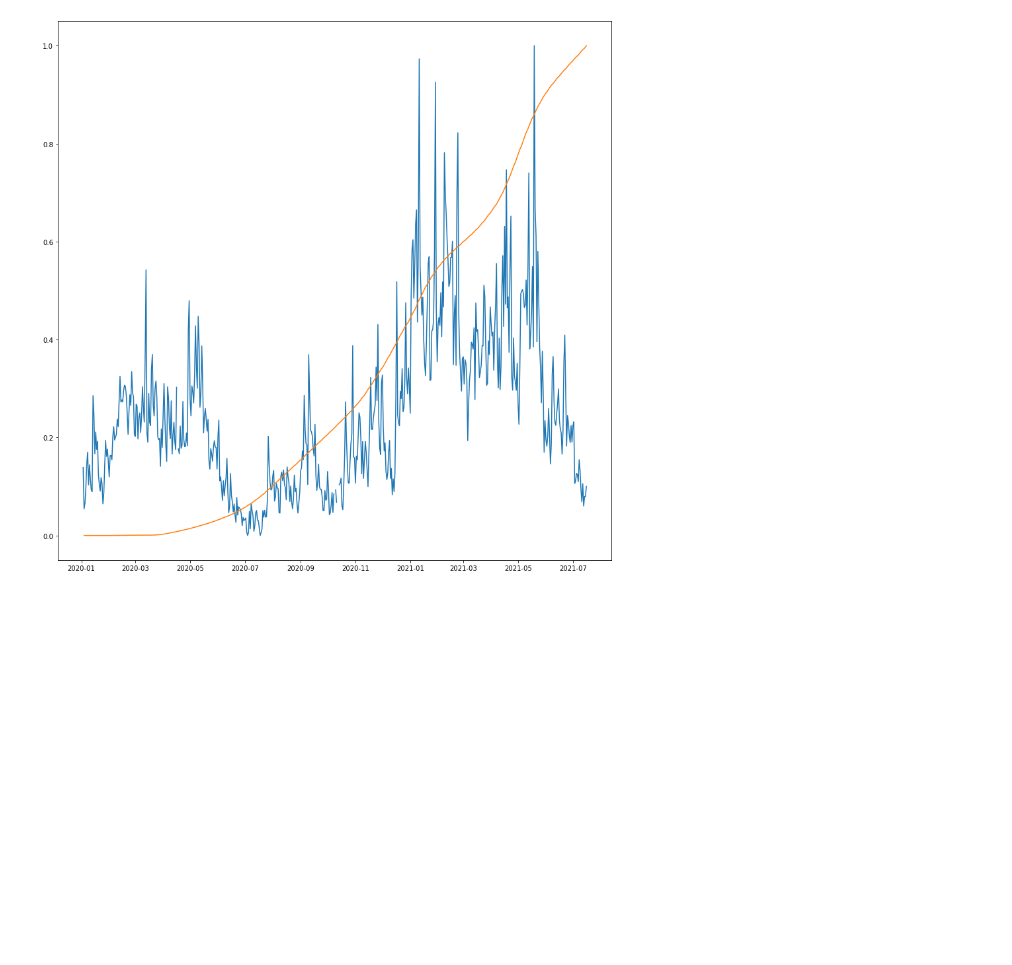
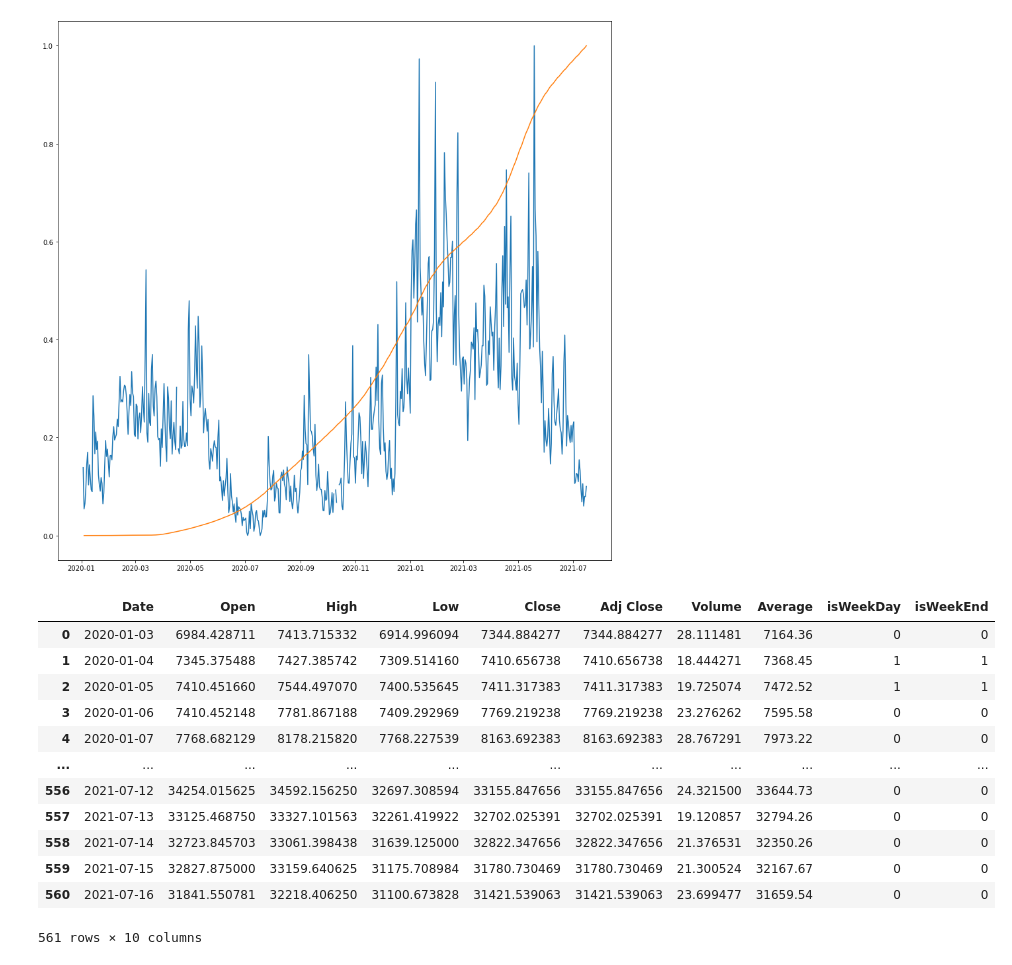
Before and after one commit to DavidLeonChang/CovidScience, a Jupyter notebook: proyecto-covid.ipynb, the cells around one changed output. Cells and saved outputs as stored; diff of their text form; code cells hidden in the pictures; blank space fills up the shorter version.

```diff
--- a/proyecto-covid.ipynb
+++ b/proyecto-covid.ipynb
@@ -338,3 +351,25 @@ plt.plot(x, y)
 # %% [output]
 [<matplotlib.lines.Line2D at 0x...>]
 [figure]
+# %%
+def add_weekday(row):
+    if(row["Date"].dayofweek<5):
+        return 0
+    else:
+        return 1
+Bitcoin["isWeekEnd"] = Bitcoin.apply(add_weekday,axis=1)
+Bitcoin
+# %% [output]
+|  | Date | Open | High | Low | Close | Adj Close | Volume | Average | isWeekDay | isWeekEnd |
+| 0 | 2020-01-03 | 6984.428711 | 7413.715332 | 6914.996094 | 7344.884277 | 7344.884277 | 28.111481 | 7164.36 | 0 | 0 |
+| 1 | 2020-01-04 | 7345.375488 | 7427.385742 | 7309.514160 | 7410.656738 | 7410.656738 | 18.444271 | 7368.45 | 1 | 1 |
+| 2 | 2020-01-05 | 7410.451660 | 7544.497070 | 7400.535645 | 7411.317383 | 7411.317383 | 19.725074 | 7472.52 | 1 | 1 |
+| 3 | 2020-01-06 | 7410.452148 | 7781.867188 | 7409.292969 | 7769.219238 | 7769.219238 | 23.276262 | 7595.58 | 0 | 0 |
+| 4 | 2020-01-07 | 7768.682129 | 8178.215820 | 7768.227539 | 8163.692383 | 8163.692383 | 28.767291 | 7973.22 | 0 | 0 |
+| ... | ... | ... | ... | ... | ... | ... | ... | ... | ... | ... |
+| 556 | 2021-07-12 | 34254.015625 | 34592.156250 | 32697.308594 | 33155.847656 | 33155.847656 | 24.321500 | 33644.73 | 0 | 0 |
+| 557 | 2021-07-13 | 33125.468750 | 33327.101563 | 32261.419922 | 32702.025391 | 32702.025391 | 19.120857 | 32794.26 | 0 | 0 |
+| 558 | 2021-07-14 | 32723.845703 | 33061.398438 | 31639.125000 | 32822.347656 | 32822.347656 | 21.376531 | 32350.26 | 0 | 0 |
+| 559 | 2021-07-15 | 32827.875000 | 33159.640625 | 31175.708984 | 31780.730469 | 31780.730469 | 21.300524 | 32167.67 | 0 | 0 |
+| 560 | 2021-07-16 | 31841.550781 | 32218.406250 | 31100.673828 | 31421.539063 | 31421.539063 | 23.699477 | 31659.54 | 0 | 0 |
+561 rows × 10 columns
```
Also changed, not shown: parts of 6 cells of this notebook.
